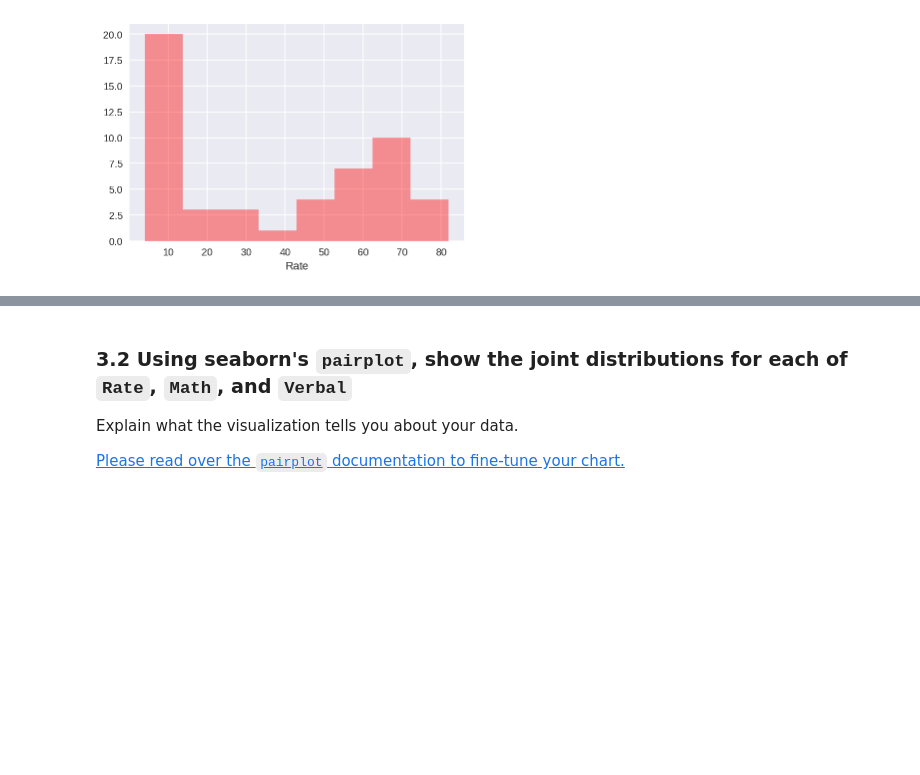
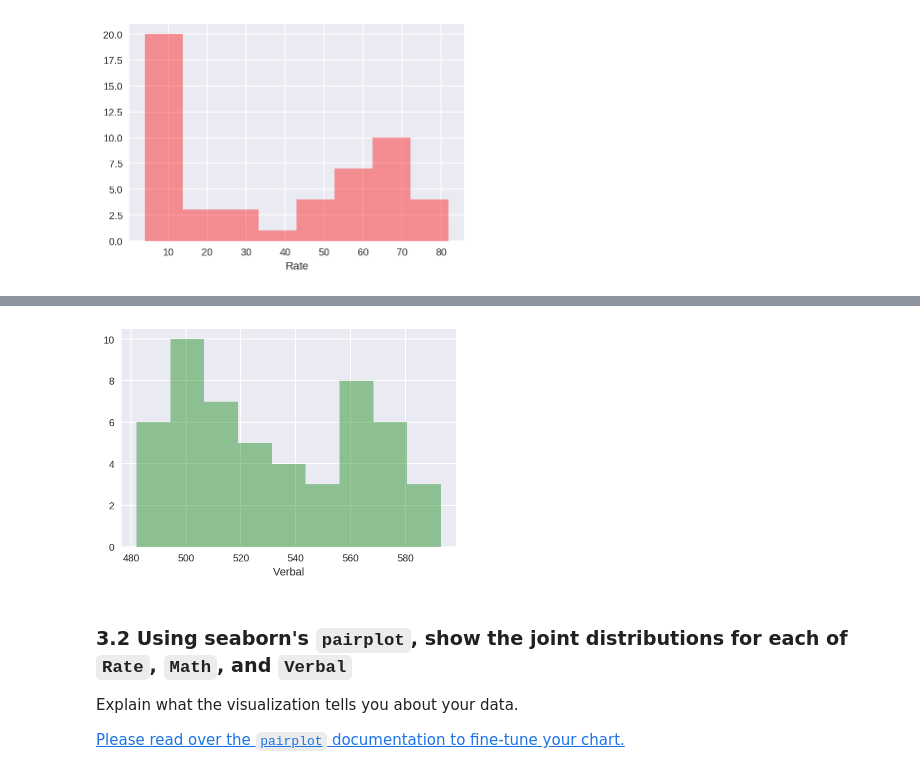
Before and after one commit to godsylla/Civic-Data-Analysis, a Jupyter notebook: project-02-v2-starter-code.ipynb, the cells around one changed output, grey strips where cells are left out. Saved outputs shown, nothing was run; the diff lists cells and outputs as text; code cells hidden in the pictures; blank space fills up the shorter version.

```diff
--- a/project-02-v2-starter-code.ipynb
+++ b/project-02-v2-starter-code.ipynb
@@ -318,3 +347,8 @@ sns.distplot()
+# %%
+sns.distplot(scores_pd_df['Verbal'], kde=False, bins=9, color='g')
+plt.show()
+# %% [output]
+[figure, added]
 # %% [markdown]
 ### 3.2 Using seaborn's `pairplot`, show the joint distributions for each of `Rate`, `Math`, and `Verbal`
 
```
Also changed, not shown: parts of 14 cells of this notebook.
